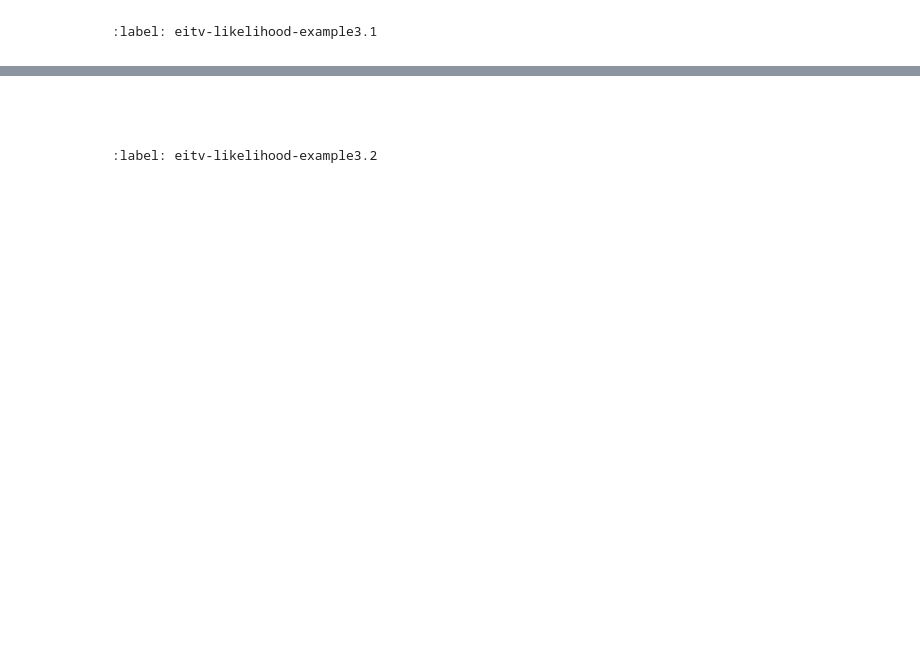
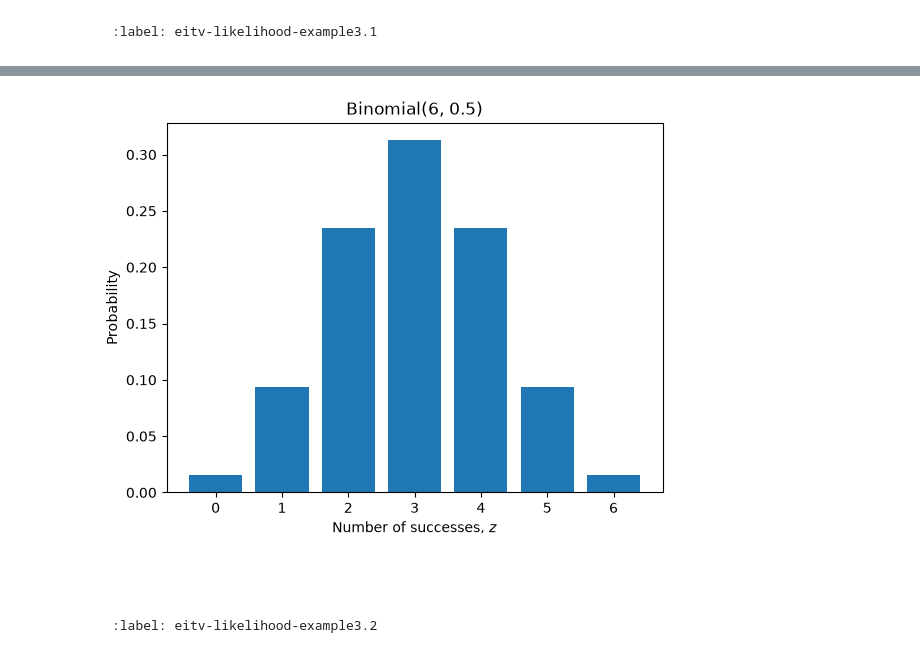
Before and after one commit to gem-epidemics/practical-epidemics, a Jupyter notebook: site/source/eitv/likelihood_theory.ipynb, the cells around one changed output, grey strips where cells are left out. Drawn from its saved outputs; the diff is of its cells as text; code cells hidden in the pictures; blank space fills up the shorter version.

`````diff
--- a/site/source/eitv/likelihood_theory.ipynb
+++ b/site/source/eitv/likelihood_theory.ipynb
@@ -60,3 +217,13 @@ _ = plt.title("Probability density function, Normal(0, 1)")
+# %%
+z = np.arange(7)                         # the numbers 0, 1, ..., 6 (like 0:6 in R)
+prob = sp.stats.binom.pmf(z, 6, 0.5)     # like dbinom(z, 6, 0.5) in R
+
+plt.bar(z, prob)
+plt.xlabel("Number of successes, $z$")
+plt.ylabel("Probability")
+plt.title("Binomial(6, 0.5)");
+# %% [output]
+[figure, added]
 # %% [markdown]
 ````{codex-end}
 ````
`````
Also changed, not shown: parts of 132 cells of this notebook, 4 other files.
